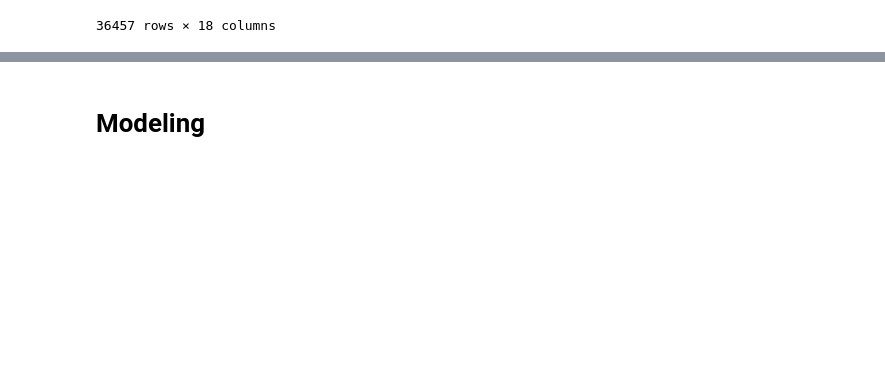
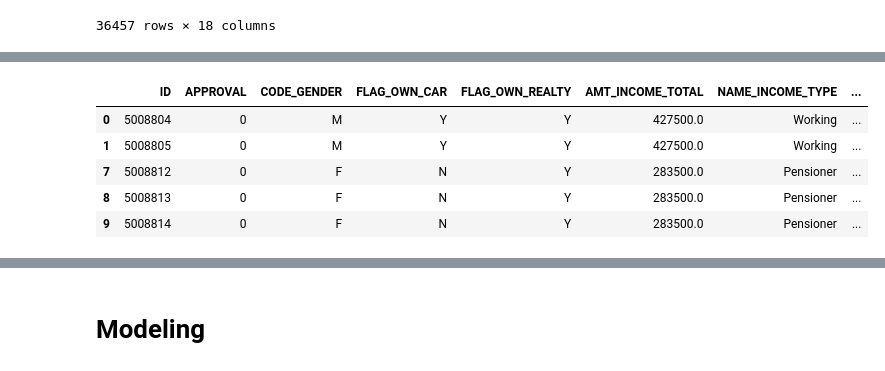
Before and after one commit to yyeseull/AI13, a Jupyter notebook: AI_13_서예슬_section2_project.ipynb, the cells around one changed output, grey strips where cells are left out. Cells and saved outputs as stored; diff of their text form; code cells hidden in the pictures; blank space fills up the shorter version.

```diff
--- a/AI_13_서예슬_section2_project.ipynb
+++ b/AI_13_서예슬_section2_project.ipynb
@@ -462,0 +552,10 @@ df
+# %%
+# 결측치 실제 값 확인 -> NaN
+df[df["OCCUPATION_TYPE"].isnull()].head(5)
+# %% [output]
+|  | ID | APPROVAL | CODE_GENDER | FLAG_OWN_CAR | FLAG_OWN_REALTY | AMT_INCOME_TOTAL | NAME_INCOME_TYPE | ... |
+| 0 | 5008804 | 0 | M | Y | Y | 427500.0 | Working | ... |
+| 1 | 5008805 | 0 | M | Y | Y | 427500.0 | Working | ... |
+| 7 | 5008812 | 0 | F | N | Y | 283500.0 | Pensioner | ... |
+| 8 | 5008813 | 0 | F | N | Y | 283500.0 | Pensioner | ... |
+| 9 | 5008814 | 0 | F | N | Y | 283500.0 | Pensioner | ... |
```
Also changed, not shown: parts of 27 cells of this notebook.
